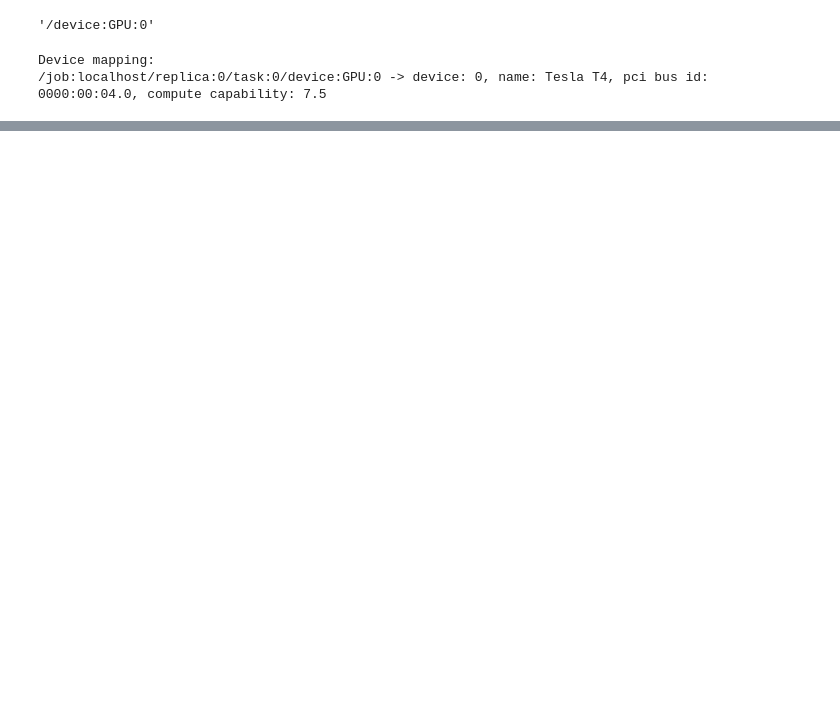
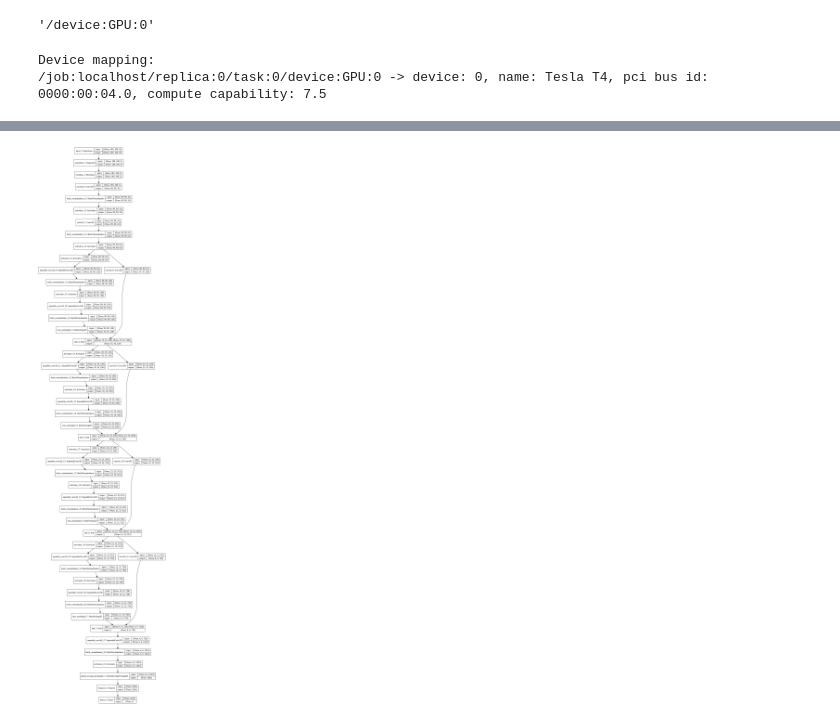
Before and after one commit to macwolfz/DZDeepLearningCancerClassification, a Jupyter notebook: ModeloKerasLabCollab.ipynb, the cells around one changed output, grey strips where cells are left out. Cells and saved outputs as stored; diff of their text form; code cells hidden in the pictures; blank space fills up the shorter version.

```diff
--- a/ModeloKerasLabCollab.ipynb
+++ b/ModeloKerasLabCollab.ipynb
@@ -38,0 +94,7 @@ Mounted at /content/gdrive
+# %%
+data_augmentation = keras.Sequential(
+    [
+        layers.experimental.preprocessing.RandomFlip("horizontal"),
+        layers.experimental.preprocessing.RandomRotation(0.1),
+    ]
+)
@@ -38,0 +104,57 @@ Mounted at /content/gdrive
+# %%
+def make_model(input_shape, num_classes):
+    inputs = keras.Input(shape=input_shape)
+    # Image augmentation block
+    x = data_augmentation(inputs)
+
+    # Entry block
+    x = layers.experimental.preprocessing.Rescaling(1.0 / 255)(x)
+    x = layers.Conv2D(32, 3, strides=2, padding="same")(x)
+    x = layers.BatchNormalization()(x)
+    x = layers.Activation("relu")(x)
+
+    x = layers.Conv2D(64, 3, padding="same")(x)
+    x = layers.BatchNormalization()(x)
+    x = layers.Activation("relu")(x)
+
+    previous_block_activation = x  # Set aside residual
+
+    for size in [128, 256, 512, 728]:
+        x = layers.Activation("relu")(x)
+        x = layers.SeparableConv2D(size, 3, padding="same")(x)
+        x = layers.BatchNormalization()(x)
+
+        x = layers.Activation("relu")(x)
+        x = layers.SeparableConv2D(size, 3, padding="same")(x)
+        x = layers.BatchNormalization()(x)
+
+        x = layers.MaxPooling2D(3, strides=2, padding="same")(x)
+
+        # Project residual
+        residual = layers.Conv2D(size, 1, strides=2, padding="same")(
+            previous_block_activation
+        )
+        x = layers.add([x, residual])  # Add back residual
+        previous_block_activation = x  # Set aside next residual
+
+    x = layers.SeparableConv2D(1024, 3, padding="same")(x)
+    x = layers.BatchNormalization()(x)
+    x = layers.Activation("relu")(x)
+
+    x = layers.GlobalAveragePooling2D()(x)
+    if num_classes == 2:
+        activation = "sigmoid"
+        units = 1
+    else:
+        activation = "softmax"
+        units = num_classes
+
+    x = layers.Dropout(0.5)(x)
+    outputs = layers.Dense(units, activation=activation)(x)
+    return keras.Model(inputs, outputs)
+
+
+model = make_model(input_shape=image_size + (3,), num_classes=2)
+keras.utils.plot_model(model, show_shapes=True)
+# %% [output]
+[figure, added]
```
Also changed, not shown: parts of 8 cells of this notebook.
